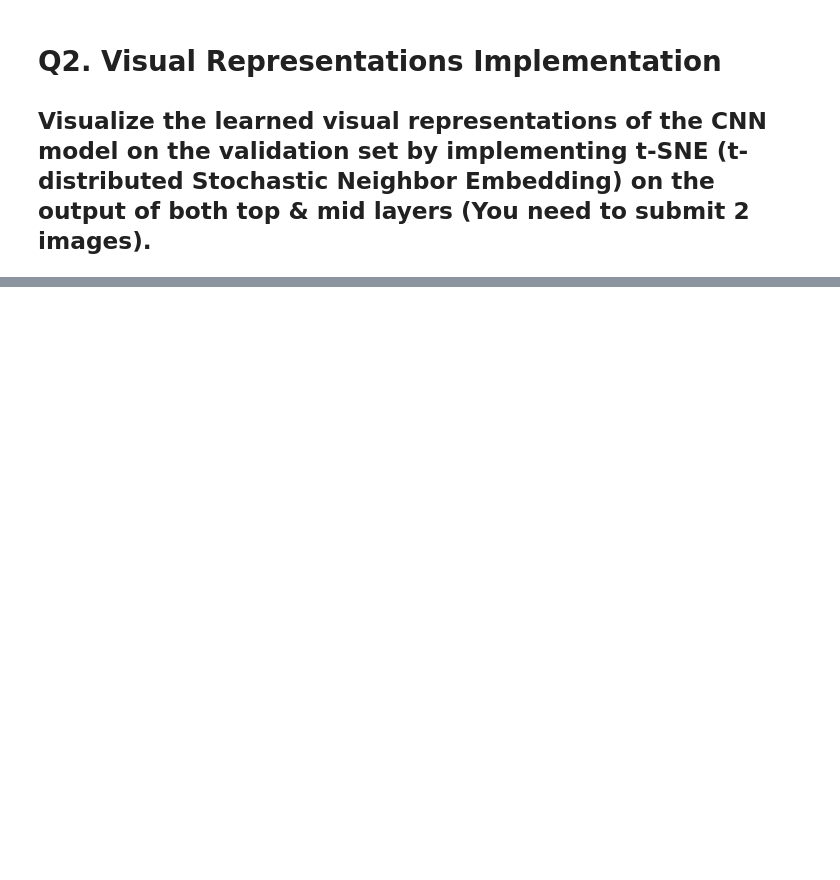
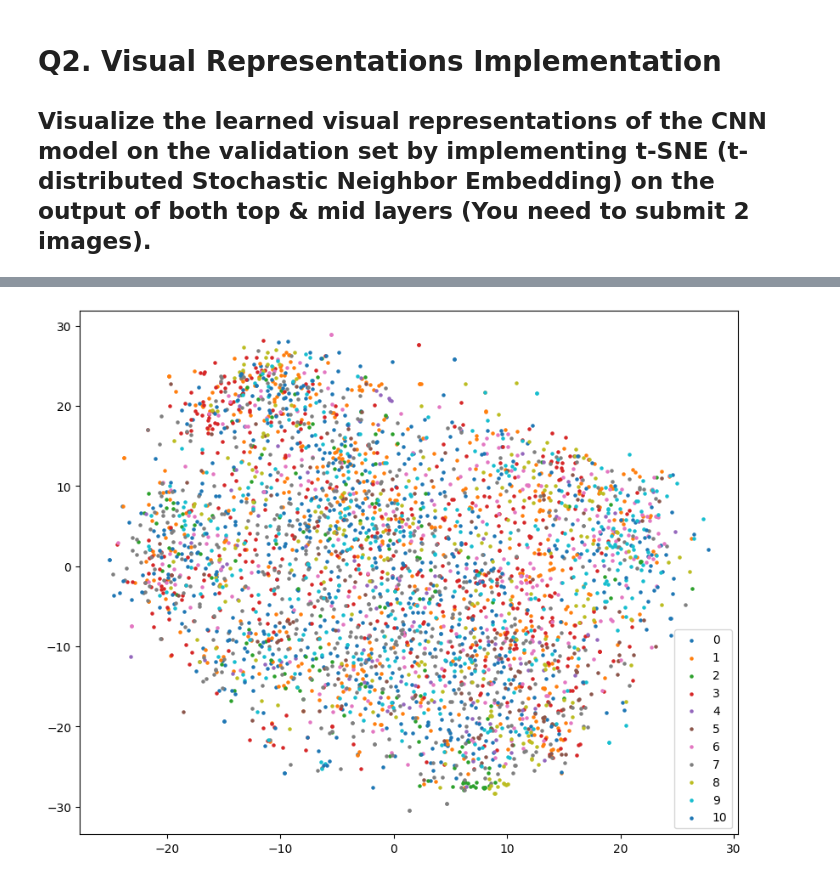
Before and after one commit to chengyingshe/open-source-class-learning, a Jupyter notebook: 2023_ML_LiHongyi/HW3/HW3.ipynb, the cells around one changed output, grey strips where cells are left out. Saved outputs shown, nothing was run; the diff lists cells and outputs as text; code cells hidden in the pictures; blank space fills up the shorter version.

```diff
--- a/2023_ML_LiHongyi/HW3/HW3.ipynb
+++ b/2023_ML_LiHongyi/HW3/HW3.ipynb
@@ -397,0 +495,8 @@ train_tfm = transforms.Compose([
+# %%
+optimizer = torch.optim.Adam(resnet.parameters(), lr=0.001, weight_decay=1e-5)
+lr_scheduler = StepLR(optimizer, step_size=10, gamma=0.5)
+train_set = FoodDataset("./oscl_datasets/train", tfm=new_train_tfm)
+train_loader = DataLoader(train_set, batch_size=batch_size, shuffle=True, num_workers=0, pin_memory=True)
+valid_set = FoodDataset("./oscl_datasets/valid", tfm=test_tfm)
+valid_loader = DataLoader(valid_set, batch_size=batch_size, shuffle=True, num_workers=0, pin_memory=True)
+train(resnet, 100, train_loader, valid_loader, device, criterion, optimizer, lr_scheduler=lr_scheduler, exp_name='strong_resnet', patience=-1)
@@ -405,14 +539,11 @@ from sklearn.manifold import TSNE
 import matplotlib.pyplot as plt
 from tqdm import tqdm
 import matplotlib.cm as cm
-import torch.nn as nn
 
 device = 'cuda' if torch.cuda.is_available() else 'cpu'
-
+exp_name = 'strong_resnet'
 # Load the trained model
-model = Classifier().to(device)
-state_dict = torch.load(f"{_exp_name}_best.ckpt")
+model = resnet
+state_dict = torch.load(f"{exp_name}_best.ckpt")
 model.load_state_dict(state_dict)
 model.eval()
-
-print(model)
@@ -455,0 +618,29 @@ plt.show()
+# %%
+from collections import  OrderedDict
+
+top_module = model.conv1  # 模型第一层（7x7卷积层）
+mid_module = nn.Sequential(OrderedDict({  #  从模型第一层一直到模型中间层
+    'conv1': model.conv1,
+    'bn1': model.bn1,
+    'act1': model.act1,
+    'maxpool': model.maxpool,
+    'layer1': model.layer1,
+    'layer2': model.layer2
+}))
+bottom_module = nn.Sequential(OrderedDict({  #  从模型第一层一直到模型最后层（global_pool之前）
+    'conv1': model.conv1,
+    'bn1': model.bn1,
+    'act1': model.act1,
+    'maxpool': model.maxpool,
+    'layer1': model.layer1,
+    'layer2': model.layer2,
+    'layer3': model.layer3,
+    'layer4': model.layer4,
+}))
+# %%
+# Load the vaildation set defined by TA
+valid_set = FoodDataset("./oscl_datasets/valid", tfm=test_tfm)
+valid_loader = DataLoader(valid_set, batch_size=64, shuffle=False, num_workers=0, pin_memory=True)
+plot_tsne(top_module, valid_loader, device, 'Top Module t-SNE')
+# %% [output]
+[figure, added]
```
Also changed, not shown: parts of 29 cells of this notebook, 4 other files.
